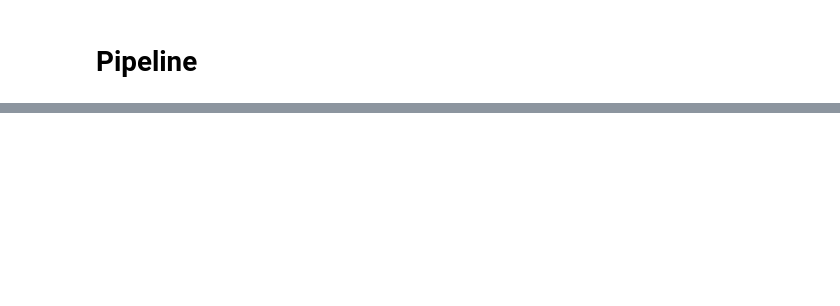
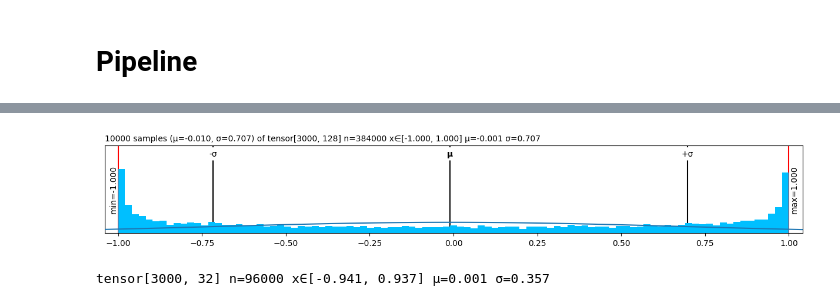
Before and after one commit to kilianovski/my-neural-fields, a Jupyter notebook: notebooks/draft_01/story_01_splitnet.ipynb, the cells around one changed output, grey strips where cells are left out. Saved outputs shown, nothing was run; the diff lists cells and outputs as text; code cells hidden in the pictures; blank space fills up the shorter version.

```diff
--- a/notebooks/draft_01/story_01_splitnet.ipynb
+++ b/notebooks/draft_01/story_01_splitnet.ipynb
@@ -100,0 +61,20 @@ lt.monkey_patch()
+# %%
+model_kwargs = {
+    'encoding_size': 64,
+    'out_features': 3,
+    'model_configs': [
+        {
+            'hidden_layers': [32, 16],
+            'm': 1.,
+            'omegas': (1.,1,1,1)
+        }
+    ]
+}
+
+model = ParallelSplitNet(**model_kwargs)
+# %%
+x = U(3_000, 2)
+x_enc = model.encoding(x)
+x_enc.plt
+# %% [output]
+[figure, added]
@@ -100,0 +83,10 @@ lt.monkey_patch()
+# %%
+if True:
+    x_enc_ = x_enc.cpu().clone()
+    fan_in = x_enc_.shape[-1]
+    gain = 1
+    W = U(fan_in, 32, r=np.sqrt(gain/fan_in) )
+
+    display( (x_enc_@W).tanh() )
+# %% [output]
+tensor[3000, 32] n=96000 x∈[-0.941, 0.937] μ=0.001 σ=0.357
```
Also changed, not shown: parts of 37 cells of this notebook, 22 other files.
